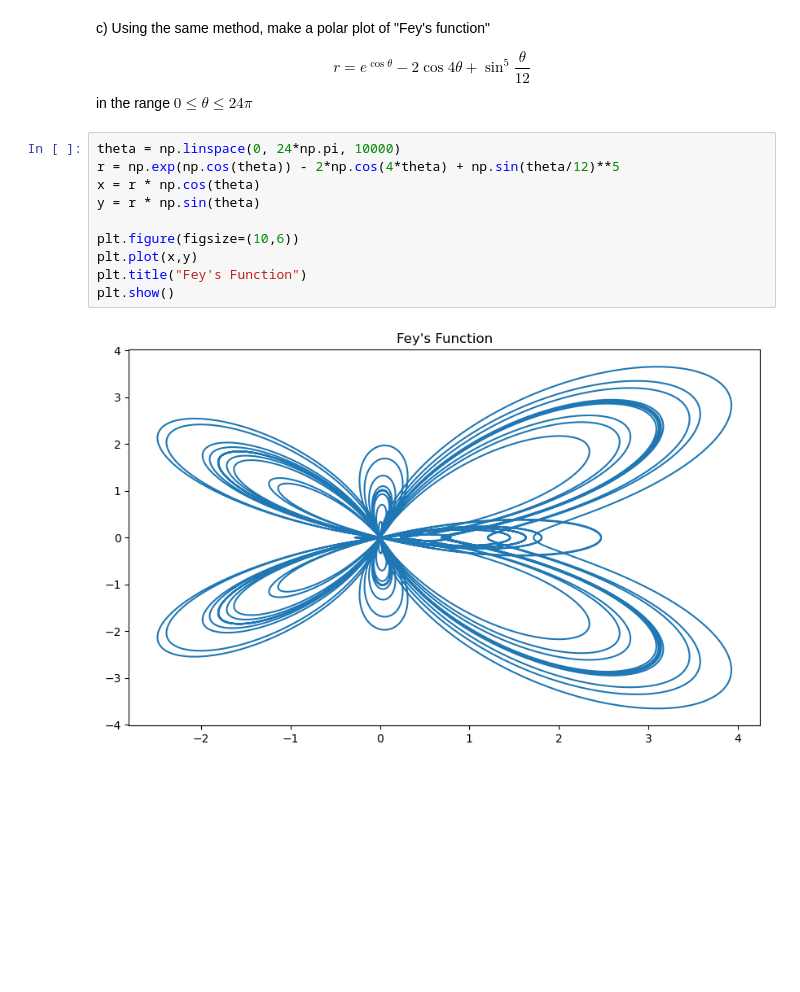
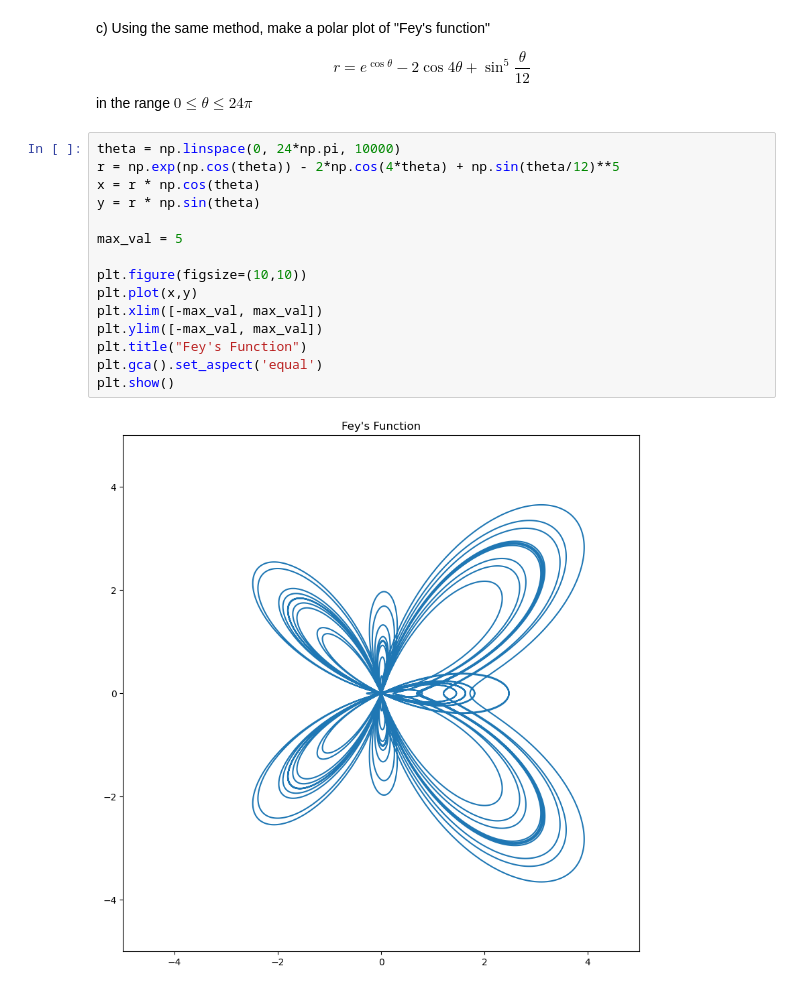
Before and after one commit to JLJVS/Comp_Phys_Mark_Newman, a Jupyter notebook: CH03/EX3_2.ipynb, the cells around one changed output. Cells and saved outputs as stored; diff of their text form; blank space fills up the shorter version.

```diff
--- a/CH03/EX3_2.ipynb
+++ b/CH03/EX3_2.ipynb
@@ -48,12 +58,17 @@ in the range $0 \leq \theta \leq 24\pi$
 # %%
 theta = np.linspace(0, 24*np.pi, 10000)
 r = np.exp(np.cos(theta)) - 2*np.cos(4*theta) + np.sin(theta/12)**5
 x = r * np.cos(theta)
 y = r * np.sin(theta)
 
-plt.figure(figsize=(10,6))
+max_val = 5
+
+plt.figure(figsize=(10,10))
 plt.plot(x,y)
+plt.xlim([-max_val, max_val])
+plt.ylim([-max_val, max_val])
 plt.title("Fey's Function")
+plt.gca().set_aspect('equal')
 plt.show()
 # %% [output]
-[figure, old version]
+[figure, new version]
```
Also changed, not shown: parts of 4 cells of this notebook, 6 other files.
